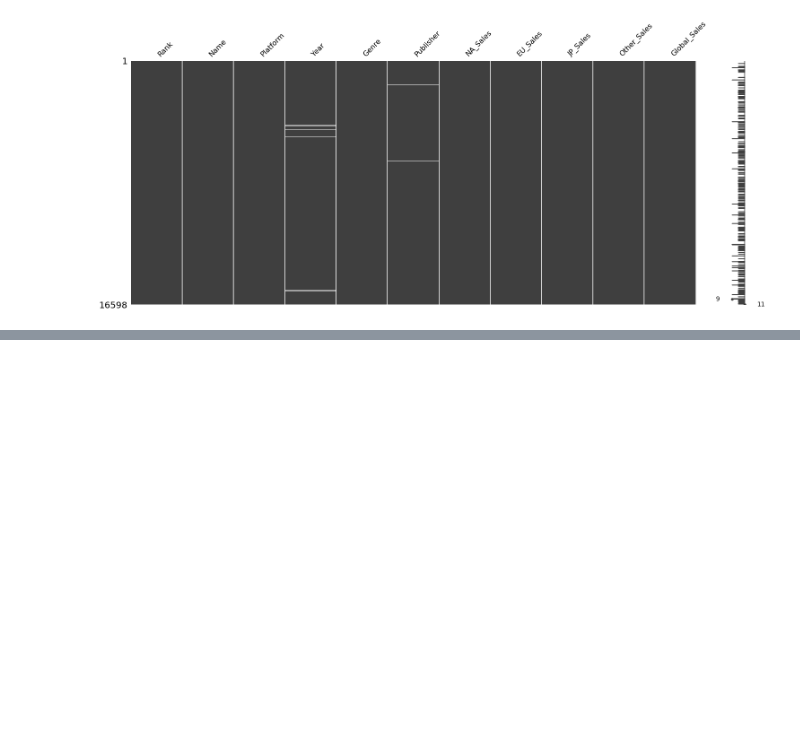
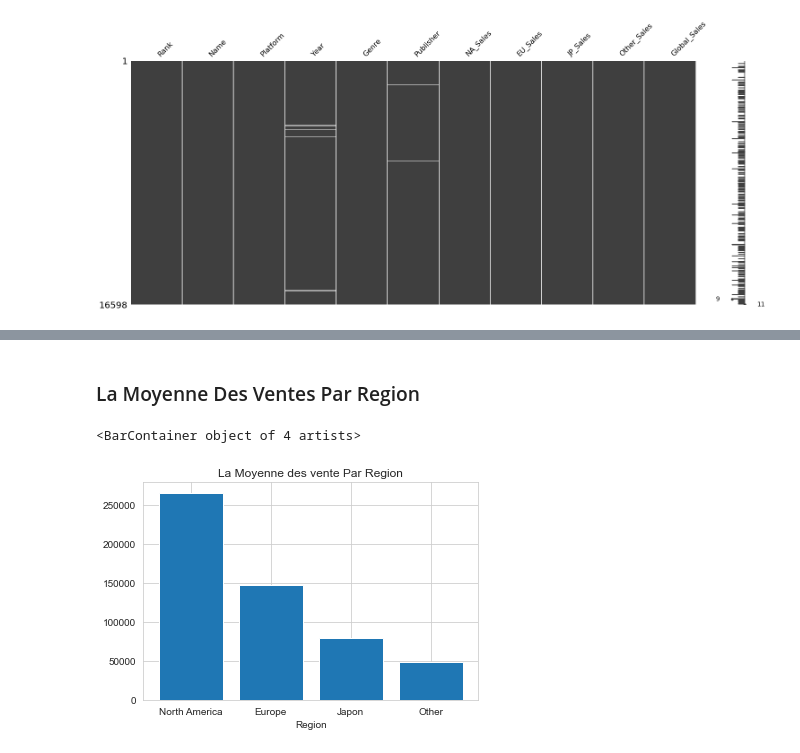
Before and after one commit to stdynv/suivi_projet_data, a Jupyter notebook: projet.ipynb, the cells around one changed output, grey strips where cells are left out. Drawn from its saved outputs; the diff is of its cells as text; code cells hidden in the pictures; blank space fills up the shorter version.

```diff
--- a/projet.ipynb
+++ b/projet.ipynb
@@ -183,0 +191,16 @@ plt.show()
+# %% [markdown]
+### La Moyenne Des Ventes Par Region
+# %%
+north_amera_sales = df['NA_Sales'].mean() * 1000000
+europe_sales = df['EU_Sales'].mean() * 1000000
+japon_sales = df['JP_Sales'].mean() * 1000000
+other_sales = df['Other_Sales'].mean() * 1000000
+
+columns = ['North America','Europe','Japon','Other']
+values = [north_amera_sales,europe_sales,japon_sales,other_sales]
+plt.title('La Moyenne des vente Par Region')
+plt.xlabel('Region')
+plt.bar(columns,values)
+# %% [output]
+<BarContainer object of 4 artists>
+[figure, added]
```
Also changed, not shown: parts of 45 cells of this notebook.
